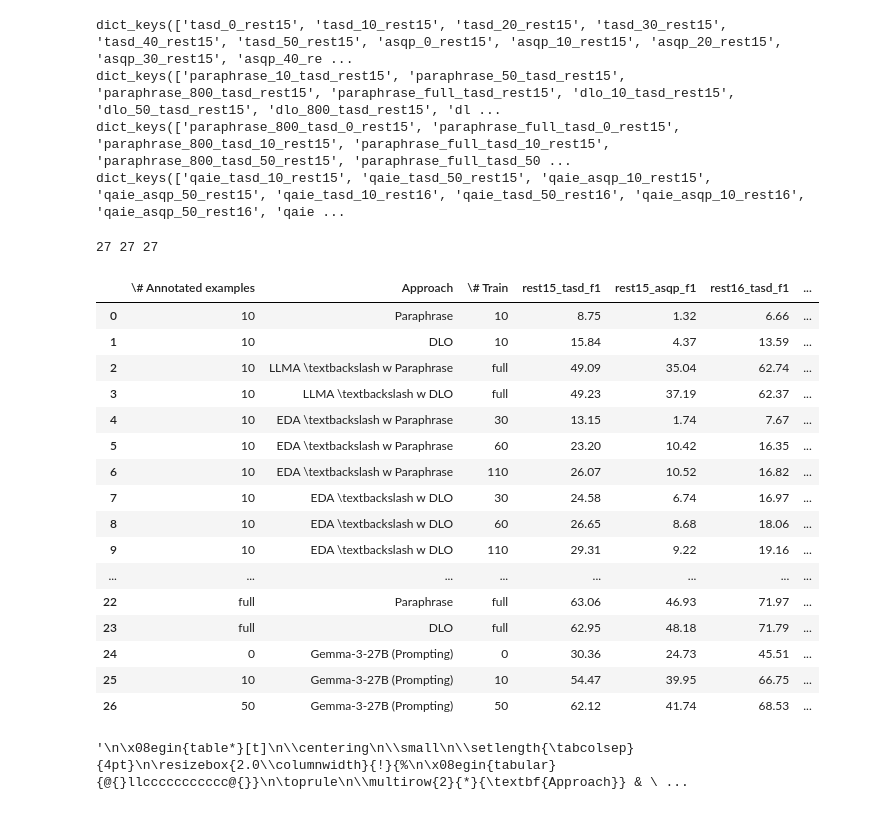
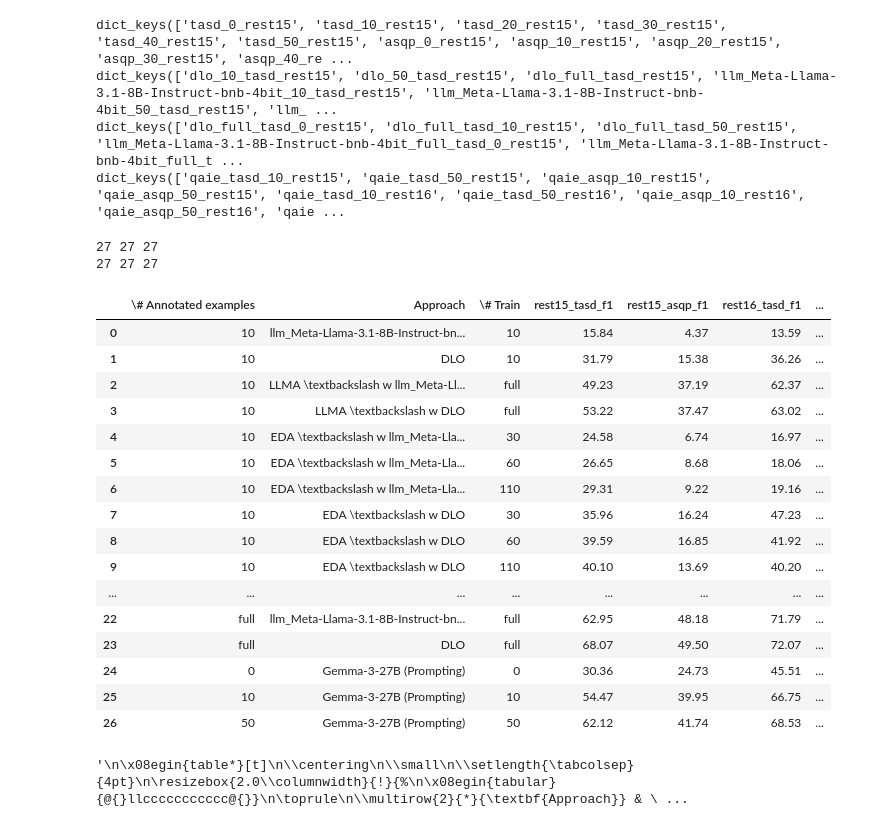
Before and after one commit to NilsHellwig/LA-ABSA, a Jupyter notebook: plots/01_table.ipynb, the cells around one changed output. Saved outputs shown, nothing was run; the diff lists cells and outputs as text; code cells hidden in the pictures.

Commit message:
update table

```diff
--- a/plots/01_table.ipynb
+++ b/plots/01_table.ipynb
@@ -23,13 +23,13 @@ import json
 N_SEEDS = 5
 TASKS = ["tasd", "asqp"]
 DATASETS = ["rest15", "rest16", "flightabsa", "coursera", "hotels"]
-METHODS = ["paraphrase", "dlo"]
+METHODS = ["dlo", "llm_Meta-Llama-3.1-8B-Instruct-bnb-4bit"]
 AUG_TECHNIQUES = ["eda", "qaie"]
 
 raw_dataset_to_formatted = {"rest16": "Rest16", "rest15": "Rest15", "flightabsa": "FlightABSA", "coursera": "OATS Coursera", "hotels": "OATS Hotels"}
 format_dataset_to_raw = {"Rest16": "rest16", "Rest15": "rest15", "FlightABSA": "flightabsa", "coursera": "OATS Coursera", "OATS Hotels": "hotels"}
-raw_method_to_formatted = {"paraphrase": "Paraphrase \citep{zhang2021aspect}", "dlo": "DLO \citep{hu2022improving}", "mvp": "MVP \citep{gou2023mvp}"}
-format_method_to_raw = {"Paraphrase \citep{zhang2021aspect}": "paraphrase", "DLO \citep{hu2022improving}": "dlo", "MVP \citep{gou2023mvp}": "mvp"}
+raw_method_to_formatted = {"llm_Meta-Llama-3.1-8B-Instruct-bnb-4bit": "FT-LLama-3-8B", "dlo": "DLO \citep{hu2022improving}"}
+format_method_to_raw = {"FT-LLama-3-8B": "llm_Meta-Llama-3.1-8B-Instruct-bnb-4bit", "DLO \citep{hu2022improving}": "dlo"}
 raw_aug_to_formatted = {"eda": "EDA", "QAIE": "QAIE", "llm_annotator": "LLM-Annotator"}
 format_aug_to_raw = {"EDA": "eda", "-": "-", "LLM-Annotator": "llm_annotator"}
 # %%
@@ -65,7 +65,7 @@ for dataset in DATASETS:
     for task in TASKS:
         for method in METHODS:
             for fs in [0, 10, 50]:
-                for n_ann_ex in [800, "full"]:
+                for n_ann_ex in ["full"]:
 
                     scores = []
                     for seed in range(N_SEEDS):
@@ -130,7 +130,7 @@ with open("../../zero-shot-absa-quad/plots/past_results.json") as f:
 for dataset in DATASETS:
     for task in TASKS:
         for method in METHODS:
-            for n_ann_ex in [10, 50, 800, "full"]:
+            for n_ann_ex in [10, 50, "full"]:
 
                 scores = []
                 for seed in range(N_SEEDS):
@@ -231,12 +231,12 @@ print(scores_llm_ann_train.keys())
 print(scores_traditional_aug.keys())
 # %% [output]
 dict_keys(['tasd_0_rest15', 'tasd_10_rest15', 'tasd_20_rest15', 'tasd_30_rest15', 'tasd_40_rest15', 'tasd_50_rest15', 'asqp_0_rest15', 'asqp_10_rest15', 'asqp_20_rest15', 'asqp_30_rest15', 'asqp_40_re ...
-dict_keys(['paraphrase_10_tasd_rest15', 'paraphrase_50_tasd_rest15', 'paraphrase_800_tasd_rest15', 'paraphrase_full_tasd_rest15', 'dlo_10_tasd_rest15', 'dlo_50_tasd_rest15', 'dlo_800_tasd_rest15', 'dl ...
-dict_keys(['paraphrase_800_tasd_0_rest15', 'paraphrase_full_tasd_0_rest15', 'paraphrase_800_tasd_10_rest15', 'paraphrase_full_tasd_10_rest15', 'paraphrase_800_tasd_50_rest15', 'paraphrase_full_tasd_50 ...
+dict_keys(['dlo_10_tasd_rest15', 'dlo_50_tasd_rest15', 'dlo_full_tasd_rest15', 'llm_Meta-Llama-3.1-8B-Instruct-bnb-4bit_10_tasd_rest15', 'llm_Meta-Llama-3.1-8B-Instruct-bnb-4bit_50_tasd_rest15', 'llm_ ...
+dict_keys(['dlo_full_tasd_0_rest15', 'dlo_full_tasd_10_rest15', 'dlo_full_tasd_50_rest15', 'llm_Meta-Llama-3.1-8B-Instruct-bnb-4bit_full_tasd_0_rest15', 'llm_Meta-Llama-3.1-8B-Instruct-bnb-4bit_full_t ...
 dict_keys(['qaie_tasd_10_rest15', 'qaie_tasd_50_rest15', 'qaie_asqp_10_rest15', 'qaie_asqp_50_rest15', 'qaie_tasd_10_rest16', 'qaie_tasd_50_rest16', 'qaie_asqp_10_rest16', 'qaie_asqp_50_rest16', 'qaie ...
 # %%
-FT_APPROACHES = ["Paraphrase", "DLO"]  # , "Llama-3-8B FT"]
-FT_ENCODING = {"Paraphrase": "paraphrase", "DLO": "dlo", "Llama-3-8B FT": "llama"}
+FT_APPROACHES = ["llm_Meta-Llama-3.1-8B-Instruct-bnb-4bit", "DLO"]  # , "Llama-3-8B FT"]
+FT_ENCODING = {"FT-LLama-3-8B": "llm_Meta-Llama-3.1-8B-Instruct-bnb-4bit", "DLO": "dlo", "Llama-3-8B FT": "llama"}
 FT_ENCODING_REVERSE = {v: k for k, v in FT_ENCODING.items()}
 
 N_TRAIN_EDA = [2, 5, 10]
@@ -345,6 +345,7 @@ def create_f1_plot(tasks=["tasd"], metrics=["f1"]):
                    )
 
     # Create DataFrame
+    print(len(n_annotated_example_column), len(approaches_column), len(n_train_column))
     df = pd.DataFrame(
         {
             "\# Annotated examples": n_annotated_example_column,
@@ -369,46 +370,47 @@ def create_f1_plot(tasks=["tasd"], metrics=["f1"]):
     ]
 
     df = round_numbers(df, bolden_column, n_rest=2)
     # df = minimize(df, ["\# Annotated examples"])
     # df = bolden(df, bolden_column, "\# Annotated examples")
 
     # for i in range(len(df.columns)):
     #     print(df.columns[i])
     #     df.rename(columns={df.columns[i]: "\\textbf{" + df.columns[i] + "}"}, inplace=True)
 
     column_format = (
         "p{5cm}p{6cm}" + "".join("r" for i in range(len(df.columns) - 3)) + "r"
     )
 
     latex_tabelle = df.to_latex(index=False, escape=False, column_format=column_format)
 
     # latex_tabelle = insert_line(latex_tabelle, 5, "black", 1, 8, double_line=False)
     # latex_tabelle = insert_line(latex_tabelle, 2, "gray!80", 2, 8, double_line=False)
     # display_table(latex_tabelle)
 
     return df
 
 
 table_out = create_f1_plot(
     tasks=["tasd", "asqp"], metrics=["f1"]
 )
 table_out
 # %% [output]
 27 27 27
+27 27 27
 |  | \# Annotated examples | Approach | \# Train | rest15_tasd_f1 | rest15_asqp_f1 | rest16_tasd_f1 | ... |
-| 0 | 10 | Paraphrase | 10 | 8.75 | 1.32 | 6.66 | ... |
-| 1 | 10 | DLO | 10 | 15.84 | 4.37 | 13.59 | ... |
-| 2 | 10 | LLMA \textbackslash w Paraphrase | full | 49.09 | 35.04 | 62.74 | ... |
-| 3 | 10 | LLMA \textbackslash w DLO | full | 49.23 | 37.19 | 62.37 | ... |
-| 4 | 10 | EDA \textbackslash w Paraphrase | 30 | 13.15 | 1.74 | 7.67 | ... |
-| 5 | 10 | EDA \textbackslash w Paraphrase | 60 | 23.20 | 10.42 | 16.35 | ... |
-| 6 | 10 | EDA \textbackslash w Paraphrase | 110 | 26.07 | 10.52 | 16.82 | ... |
-| 7 | 10 | EDA \textbackslash w DLO | 30 | 24.58 | 6.74 | 16.97 | ... |
-| 8 | 10 | EDA \textbackslash w DLO | 60 | 26.65 | 8.68 | 18.06 | ... |
-| 9 | 10 | EDA \textbackslash w DLO | 110 | 29.31 | 9.22 | 19.16 | ... |
+| 0 | 10 | llm_Meta-Llama-3.1-8B-Instruct-bn... | 10 | 15.84 | 4.37 | 13.59 | ... |
+| 1 | 10 | DLO | 10 | 31.79 | 15.38 | 36.26 | ... |
+| 2 | 10 | LLMA \textbackslash w llm_Meta-Ll... | full | 49.23 | 37.19 | 62.37 | ... |
+| 3 | 10 | LLMA \textbackslash w DLO | full | 53.22 | 37.47 | 63.02 | ... |
+| 4 | 10 | EDA \textbackslash w llm_Meta-Lla... | 30 | 24.58 | 6.74 | 16.97 | ... |
+| 5 | 10 | EDA \textbackslash w llm_Meta-Lla... | 60 | 26.65 | 8.68 | 18.06 | ... |
+| 6 | 10 | EDA \textbackslash w llm_Meta-Lla... | 110 | 29.31 | 9.22 | 19.16 | ... |
+| 7 | 10 | EDA \textbackslash w DLO | 30 | 35.96 | 16.24 | 47.23 | ... |
+| 8 | 10 | EDA \textbackslash w DLO | 60 | 39.59 | 16.85 | 41.92 | ... |
+| 9 | 10 | EDA \textbackslash w DLO | 110 | 40.10 | 13.69 | 40.20 | ... |
 | ... | ... | ... | ... | ... | ... | ... | ... |
-| 22 | full | Paraphrase | full | 63.06 | 46.93 | 71.97 | ... |
-| 23 | full | DLO | full | 62.95 | 48.18 | 71.79 | ... |
+| 22 | full | llm_Meta-Llama-3.1-8B-Instruct-bn... | full | 62.95 | 48.18 | 71.79 | ... |
+| 23 | full | DLO | full | 68.07 | 49.50 | 72.07 | ... |
 | 24 | 0 | Gemma-3-27B (Prompting) | 0 | 30.36 | 24.73 | 45.51 | ... |
 | 25 | 10 | Gemma-3-27B (Prompting) | 10 | 54.47 | 39.95 | 66.75 | ... |
 | 26 | 50 | Gemma-3-27B (Prompting) | 50 | 62.12 | 41.74 | 68.53 | ... |
```
Also changed, not shown: parts of 1 cell of this notebook.
